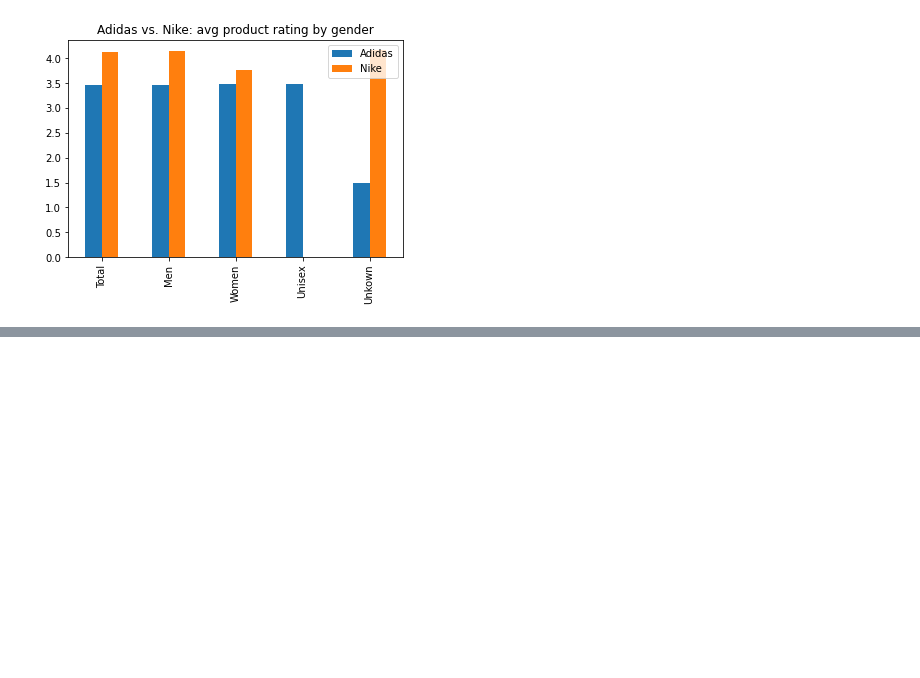
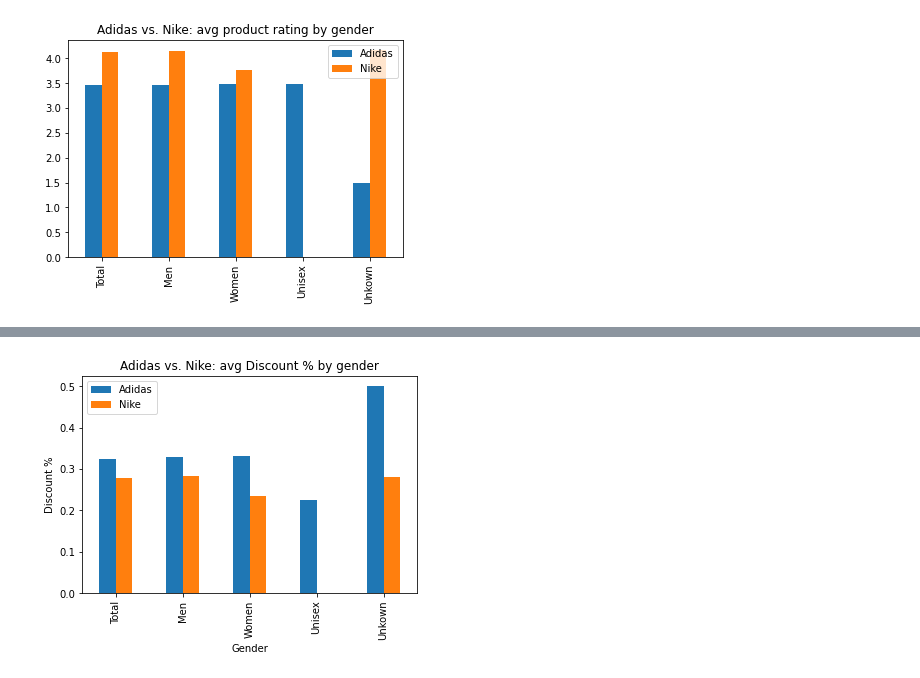
Before and after one commit to abgarberpaul/Nike-vs-Adidas, a Jupyter notebook: AHF_Data_Exploration.ipynb, the cells around one changed output, grey strips where cells are left out. Drawn from its saved outputs; the diff is of its cells as text; code cells hidden in the pictures; blank space fills up the shorter version.

Commit message:
discount percentage analysis

```diff
--- a/AHF_Data_Exploration.ipynb
+++ b/AHF_Data_Exploration.ipynb
@@ -195,0 +239,28 @@ Adidas_Men =
+# %%
+# --------------------------------------------------------------------
+# ADIDAS | Create Discount Statistics for Total, Men, Women, Unisex, Unknown
+# --------------------------------------------------------------------
+Adidas_Total_List_Price = sum(Adidas_Total["Listing Price $"])/len(Adidas_Total)
+Adidas_Total_Sale_Price = sum(Adidas_Total["Sale Price $"])/len(Adidas_Total)
+Adidas_Total_Discount_Dollars = Adidas_Total_List_Price - Adidas_Total_Sale_Price
+Adidas_Total_Discount_Percent = Adidas_Total_Discount_Dollars / Adidas_Total_List_Price
+# --------------------------------------------------------------------
+Adidas_Men_List_Price = sum(Adidas_Men["Listing Price $"])/len(Adidas_Men)
+Adidas_Men_Sale_Price = sum(Adidas_Men["Sale Price $"])/len(Adidas_Men)
+Adidas_Men_Discount_Dollars = Adidas_Men_List_Price - Adidas_Men_Sale_Price
+Adidas_Men_Discount_Percent = Adidas_Men_Discount_Dollars / Adidas_Men_List_Price
+# --------------------------------------------------------------------
+Adidas_Women_List_Price = sum(Adidas_Women["Listing Price $"])/len(Adidas_Women)
+Adidas_Women_Sale_Price = sum(Adidas_Women["Sale Price $"])/len(Adidas_Women)
+Adidas_Women_Discount_Dollars = Adidas_Women_List_Price - Adidas_Women_Sale_Price
+Adidas_Women_Discount_Percent = Adidas_Women_Discount_Dollars / Adidas_Women_List_Price
+# --------------------------------------------------------------------
+Adidas_Unisex_List_Price = sum(Adidas_Unisex["Listing Price $"])/len(Adidas_Unisex)
+Adidas_Unisex_Sale_Price = sum(Adidas_Unisex["Sale Price $"])/len(Adidas_Unisex)
+Adidas_Unisex_Discount_Dollars = Adidas_Unisex_List_Price - Adidas_Unisex_Sale_Price
+Adidas_Unisex_Discount_Percent = Adidas_Unisex_Discount_Dollars / Adidas_Unisex_List_Price
+# --------------------------------------------------------------------
+Adidas_Unknown_List_Price = sum(Adidas_Unknown["Listing Price $"])/len(Adidas_Unknown)
+Adidas_Unknown_Sale_Price = sum(Adidas_Unknown["Sale Price $"])/len(Adidas_Unknown)
+Adidas_Unknown_Discount_Dollars = Adidas_Unknown_List_Price - Adidas_Unknown_Sale_Price
+Adidas_Unknown_Discount_Percent = Adidas_Unknown_Discount_Dollars / Adidas_Unknown_List_Price
@@ -195,0 +358,14 @@ Adidas_Men =
+# %%
+# Plot Nike vs. Adidas Discounting by Gender
+Nike_Unisex_Discount_Percent = 0
+discountingdata = pd.DataFrame(
+    {"Adidas": [Adidas_Total_Discount_Percent, Adidas_Men_Discount_Percent, Adidas_Women_Discount_Percent, Adidas_Unisex_Discount_Percent, Adidas_Unknown_Discount_Percent],
+    "Nike": [Nike_Total_Discount_Percent, Nike_Men_Discount_Percent, Nike_Women_Discount_Percent, Nike_Unisex_Discount_Percent, Nike_Unknown_Discount_Percent]},
+    index=["Total", "Men", "Women", "Unisex", "Unkown"])
+# Plot a bar chart
+discountingdata.plot(kind="bar")
+plt.xlabel("Gender")
+plt.ylabel("Discount %")
+plt.title("Adidas vs. Nike: avg Discount % by gender");
+# %% [output]
+[figure, added]
```
Also changed, not shown: parts of 5 cells of this notebook.
